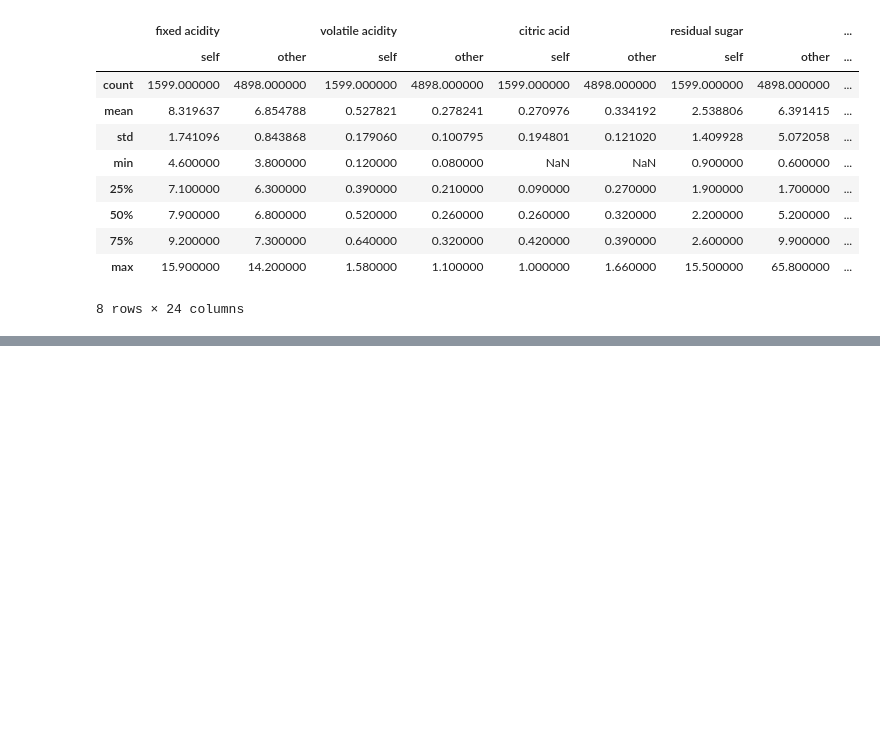
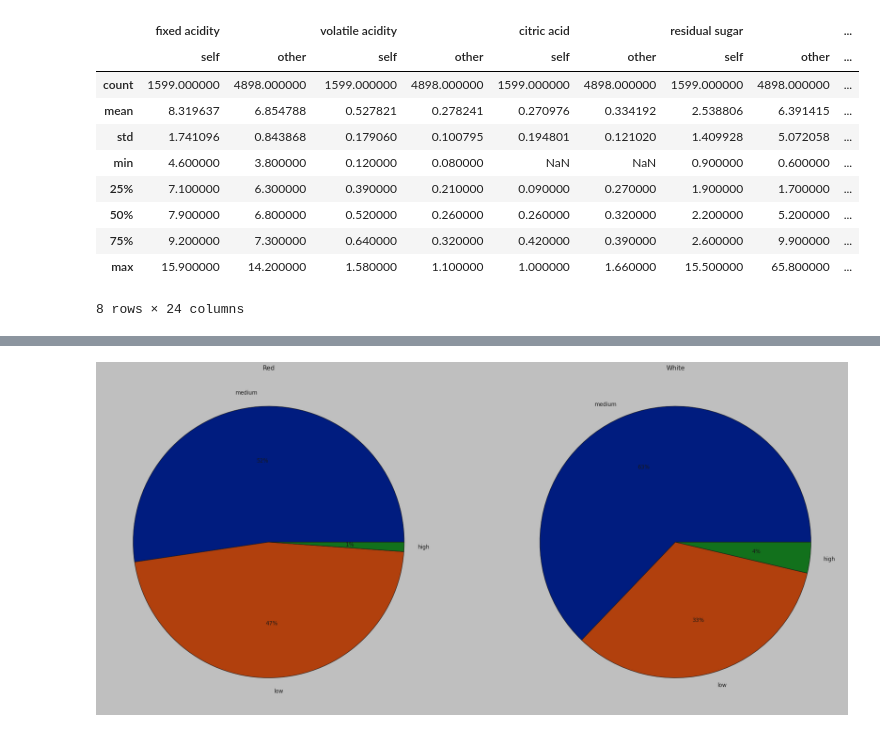
Before and after one commit to breakpointlv/CodeAcademyBerlin-03-wine, a Jupyter notebook: 01-eda.ipynb, the cells around one changed output, grey strips where cells are left out. Saved outputs shown, nothing was run; the diff lists cells and outputs as text; code cells hidden in the pictures; blank space fills up the shorter version.

```diff
--- a/01-eda.ipynb
+++ b/01-eda.ipynb
@@ -109,0 +135,17 @@ display(red.describe().compare(white.describe()))
+# %%
+plt.figure(figsize=(30,30))
+
+red_ql = red['quality_label'].value_counts()
+white_ql = white['quality_label'].value_counts()
+
+plt.subplot(1, 2, 1)
+plt.title('Red')
+plt.pie(red_ql, labels=red_ql.index, colors=palette_color, autopct='%.0f%%')
+
+plt.subplot(1, 2, 2)
+plt.title('White')
+plt.pie(white_ql, labels=white_ql.index, colors=palette_color, autopct='%.0f%%')
+
+plt.show()
+# %% [output]
+[figure, added]
```
Also changed, not shown: parts of 21 cells of this notebook, 2 other files.
